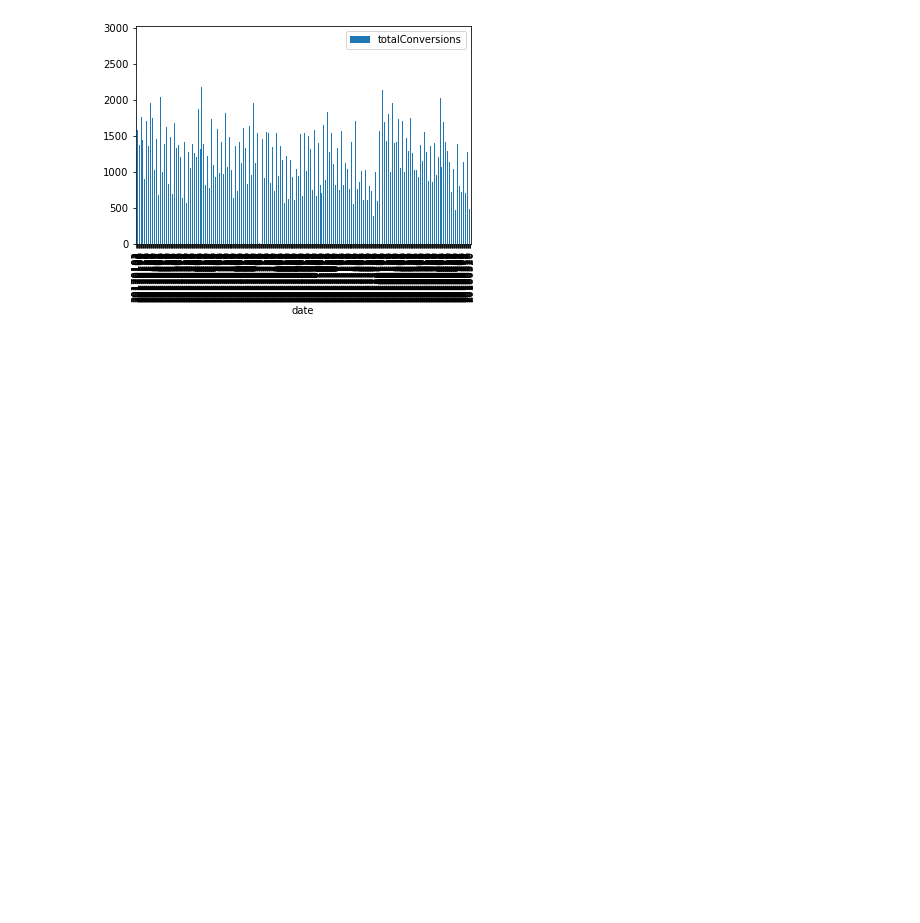
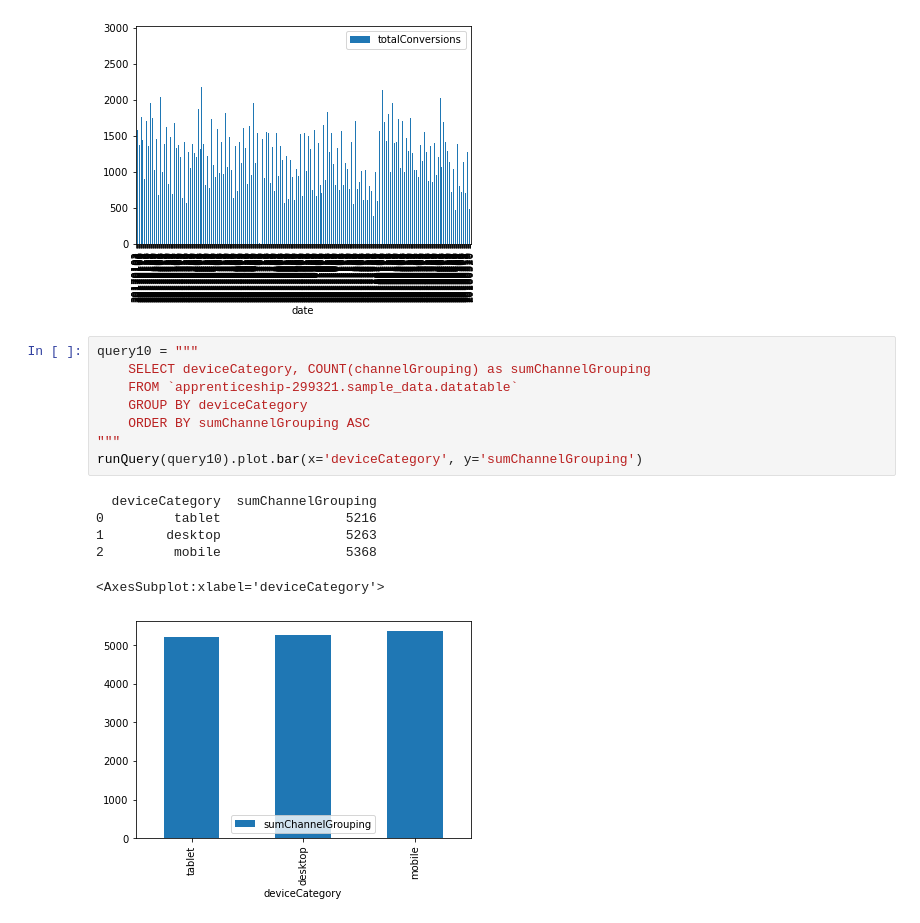
Before and after one commit to Coletterbox/More-BigQuery-with-Python, a Jupyter notebook: queriesWithGraphs1.ipynb, the cells around one changed output. Drawn from its saved outputs; the diff is of its cells as text; blank space fills up the shorter version.

```diff
--- a/queriesWithGraphs1.ipynb
+++ b/queriesWithGraphs1.ipynb
@@ -238,3 +238,18 @@ runQuery(query10).plot.bar(x='date', y='totalConversions')
 [505 rows x 2 columns]
 <AxesSubplot:xlabel='date'>
 [figure]
+# %%
+query10 = """
+    SELECT deviceCategory, COUNT(channelGrouping) as sumChannelGrouping
+    FROM `apprenticeship-299321.sample_data.datatable`
+    GROUP BY deviceCategory
+    ORDER BY sumChannelGrouping ASC
+"""
+runQuery(query10).plot.bar(x='deviceCategory', y='sumChannelGrouping')
+# %% [output]
+  deviceCategory  sumChannelGrouping
+0         tablet                5216
+1        desktop                5263
+2         mobile                5368
+<AxesSubplot:xlabel='deviceCategory'>
+[figure, added]
```
